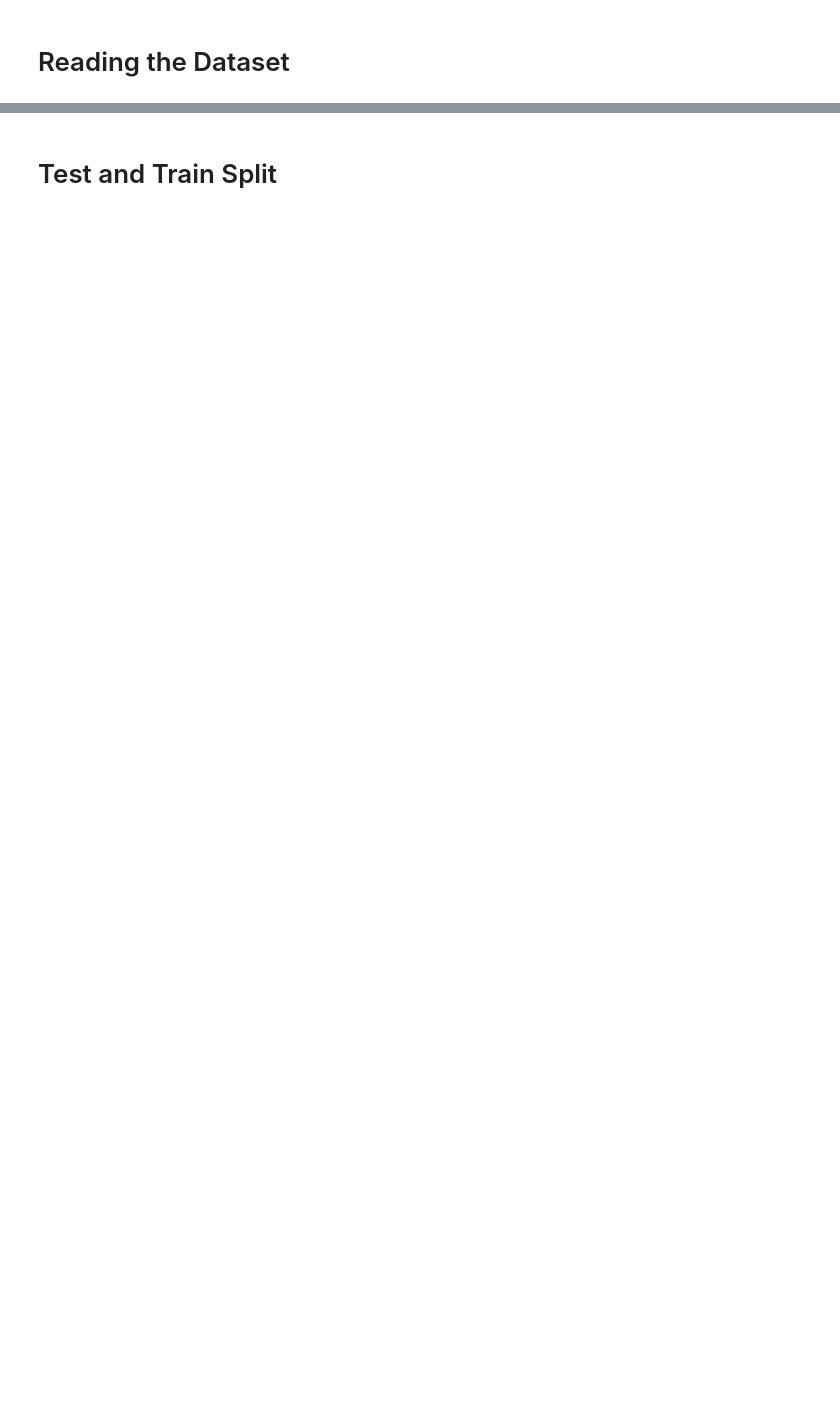
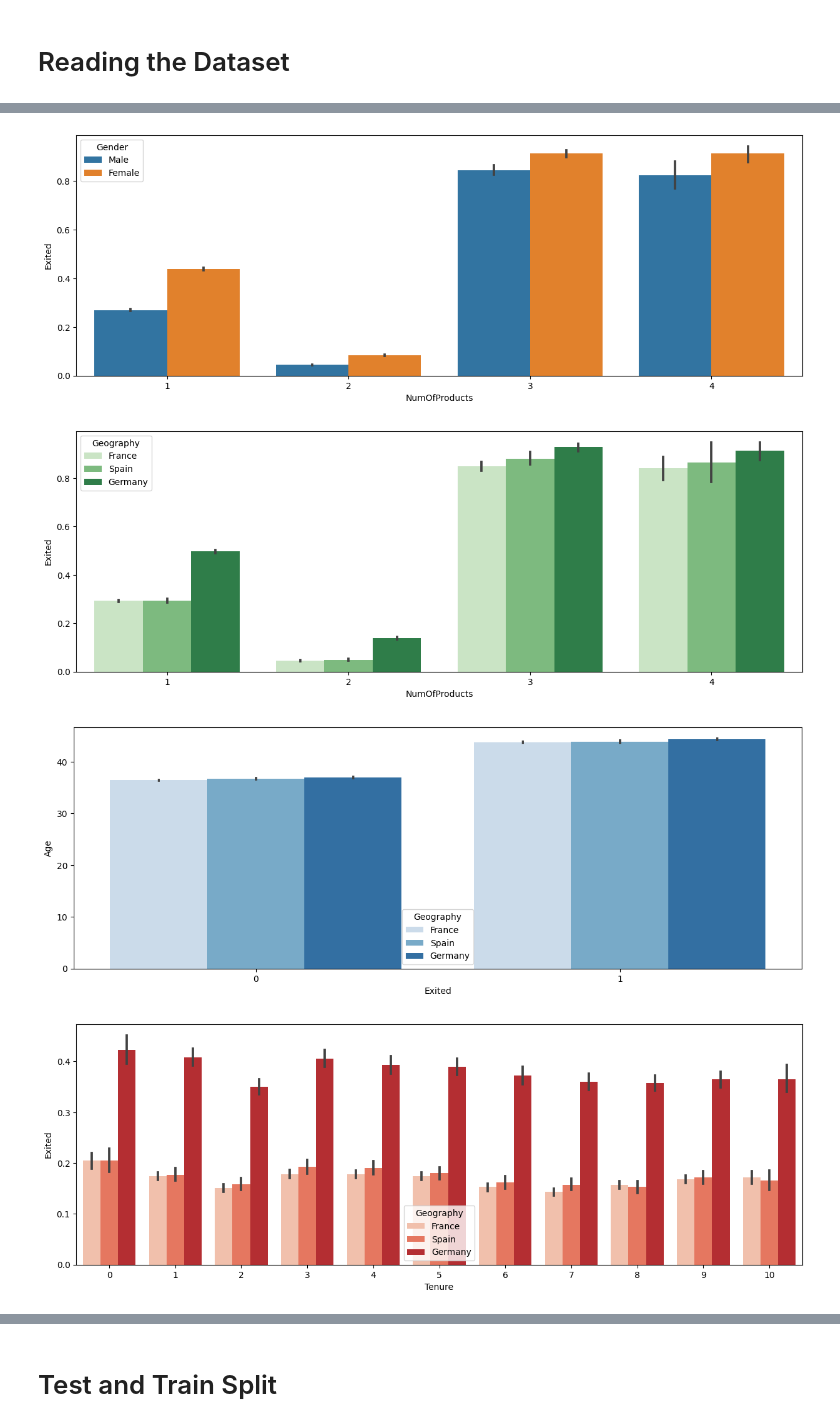
Before and after one commit to snajeebz/playground, a Jupyter notebook: binary-classification-machine-learning.ipynb, the cells around one changed output, grey strips where cells are left out. Saved outputs shown, nothing was run; the diff lists cells and outputs as text; code cells hidden in the pictures; blank space fills up the shorter version.

```diff
--- a/binary-classification-machine-learning.ipynb
+++ b/binary-classification-machine-learning.ipynb
@@ -48,0 +242,16 @@ test_df=test[['CreditScore','Geography','Gender','Age','Tenure','Balance','NumOf
+# %%
+plt.figure(figsize=(15, 5))
+s=sns.barplot(train_df,x='NumOfProducts',y='Exited',hue='Gender')
+plt.figure(figsize=(15, 5))
+s=sns.barplot(train_df,x='NumOfProducts',y='Exited',hue='Geography', palette='Greens')
+plt.figure(figsize=(15, 5))
+s=sns.barplot(train_df,y='Age',x='Exited',hue='Geography',palette='Blues')
+plt.figure(figsize=(15, 5))
+s=sns.barplot(train_df,x='Tenure',y='Exited',hue='Geography',palette='Reds')
+plt.figure(figsize=(15, 5))
+s=sns.scatterplot(train_df,y='Balance',x='Geography',hue='Exited',palette='crest')
+# %% [output]
+[figure, added]
+[figure, added]
+[figure, added]
+[figure, added]
```
Also changed, not shown: parts of 41 cells of this notebook.
